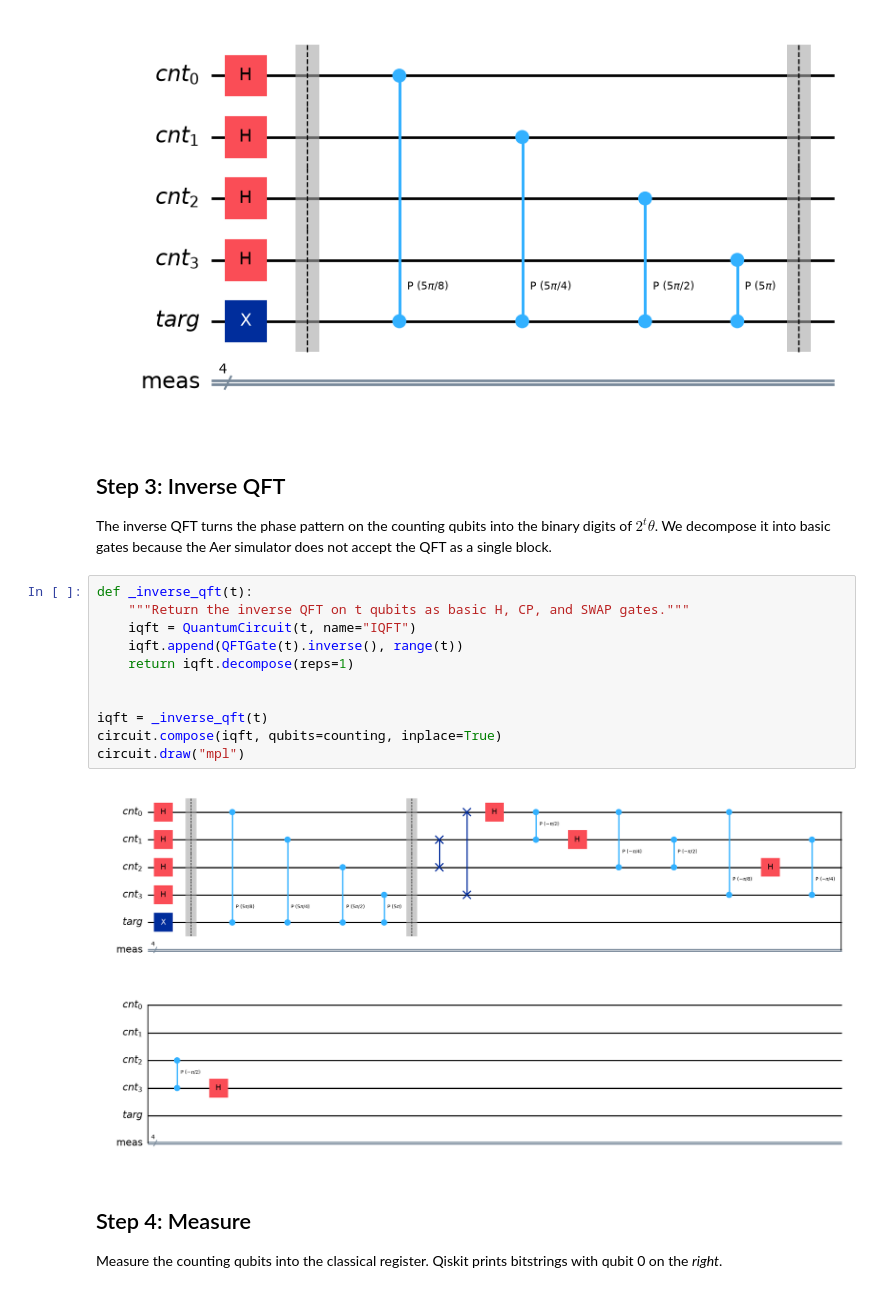
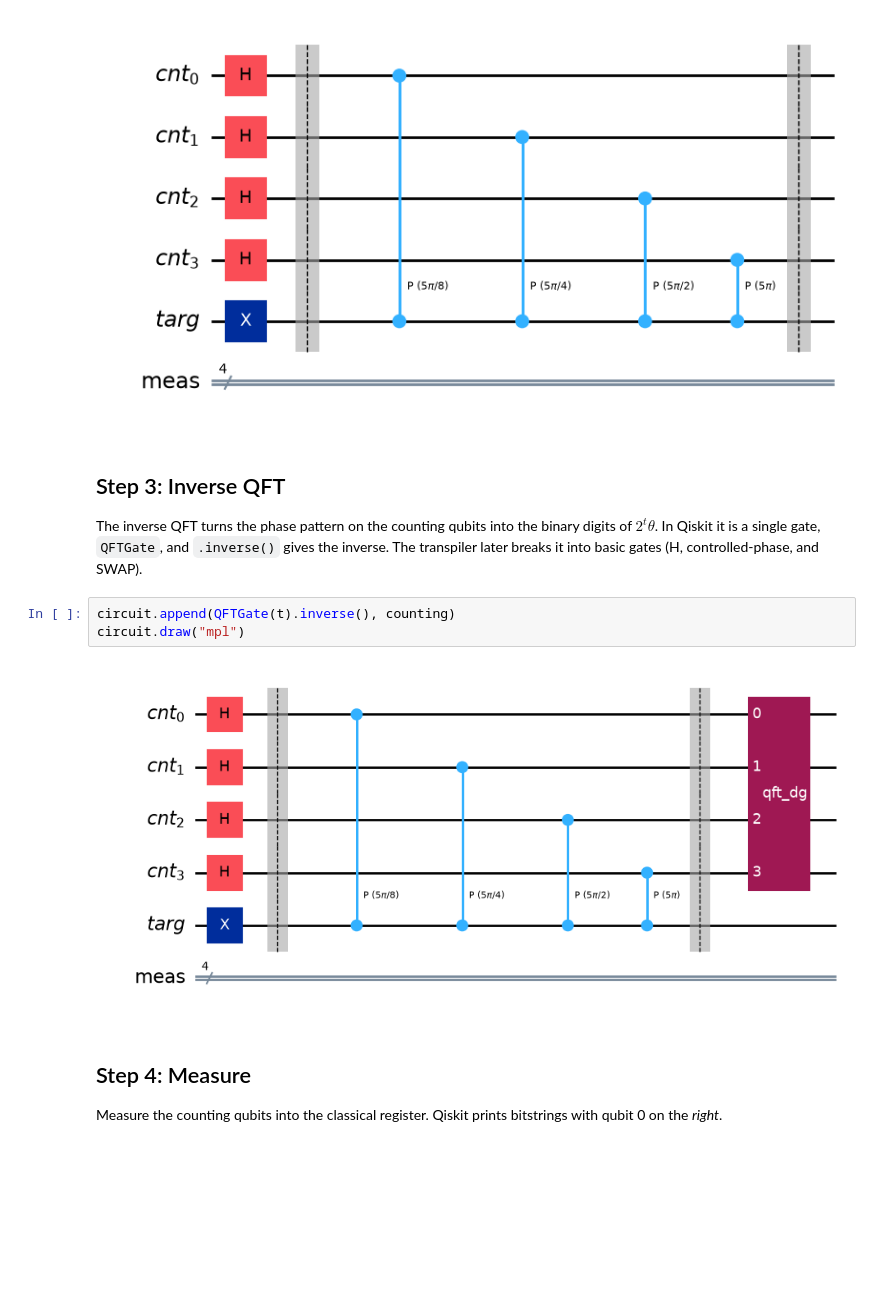
Before and after one commit to bjmcder/designing-quantum-applications, a Jupyter notebook: 02-Assembling/notebooks/phase_estimation.ipynb, the cells around one changed output. Drawn from its saved outputs; the diff is of its cells as text; blank space fills up the shorter version.

```diff
--- a/02-Assembling/notebooks/phase_estimation.ipynb
+++ b/02-Assembling/notebooks/phase_estimation.ipynb
@@ -96,20 +98,12 @@ circuit.draw("mpl")
 # %% [markdown]
 ## Step 3: Inverse QFT
 
-The inverse QFT turns the phase pattern on the counting qubits into the binary digits of $2^t\theta$. We decompose it into basic gates because the Aer simulator does not accept the QFT as a single block.
+The inverse QFT turns the phase pattern on the counting qubits into the binary digits of $2^t\theta$. In Qiskit it is a single gate, `QFTGate`, and `.inverse()` gives the inverse. The transpiler later breaks it into basic gates (H, controlled-phase, and SWAP).
 # %%
-def _inverse_qft(t):
-    """Return the inverse QFT on t qubits as basic H, CP, and SWAP gates."""
-    iqft = QuantumCircuit(t, name="IQFT")
-    iqft.append(QFTGate(t).inverse(), range(t))
-    return iqft.decompose(reps=1)
-
-
-iqft = _inverse_qft(t)
-circuit.compose(iqft, qubits=counting, inplace=True)
+circuit.append(QFTGate(t).inverse(), counting)
 circuit.draw("mpl")
 # %% [output]
-[figure, old version]
+[figure, new version]
 # %% [markdown]
 ## Step 4: Measure
 
```
Also changed, not shown: parts of 6 cells of this notebook, 14 other files.
